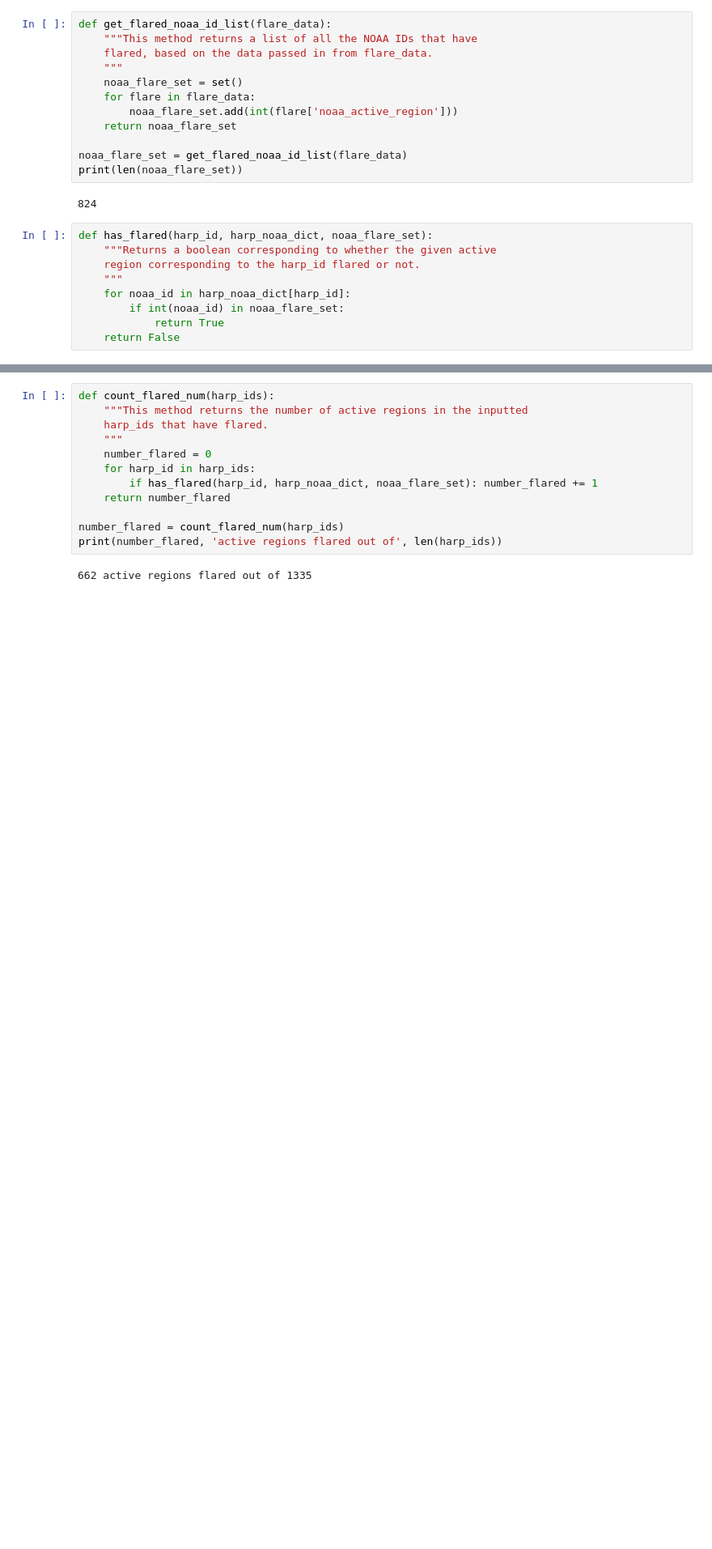
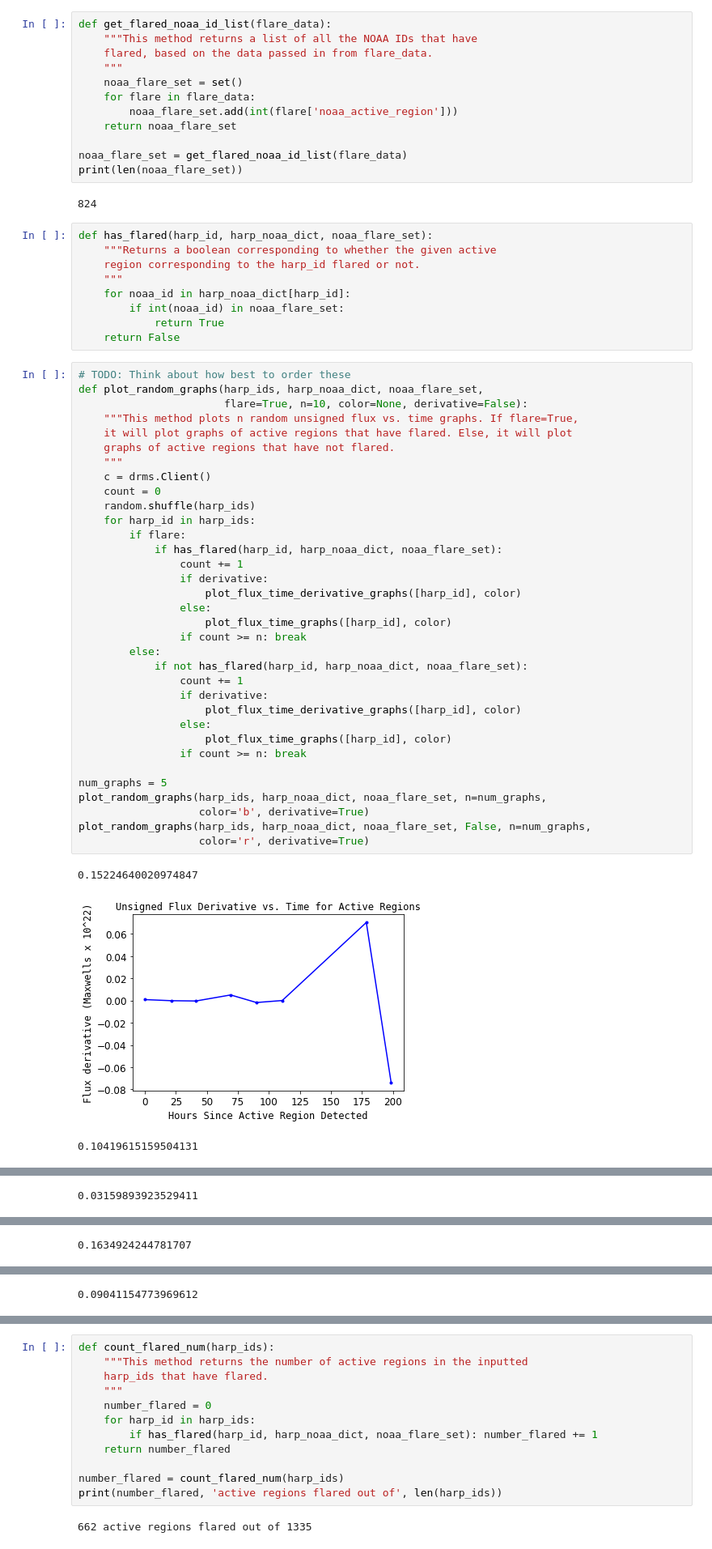
Before and after one commit to lucaspauker/hmi-time-series-analysis, a Jupyter notebook: data_gathering.ipynb, the cells around one changed output, grey strips where cells are left out. Shown: that part at 81% size. Drawn from its saved outputs; the diff is of its cells as text; blank space fills up the shorter version.

```diff
--- a/data_gathering.ipynb
+++ b/data_gathering.ipynb
@@ -195,3 +236,41 @@ def has_flared(harp_id, harp_noaa_dict, noaa_flare_set):
         if int(noaa_id) in noaa_flare_set:
             return True
     return False
+# %%
+# TODO: Think about how best to order these
+def plot_random_graphs(harp_ids, harp_noaa_dict, noaa_flare_set,
+                       flare=True, n=10, color=None, derivative=False):
+    """This method plots n random unsigned flux vs. time graphs. If flare=True,
+    it will plot graphs of active regions that have flared. Else, it will plot
+    graphs of active regions that have not flared.
+    """
+    c = drms.Client()
+    count = 0
+    random.shuffle(harp_ids)
+    for harp_id in harp_ids:
+        if flare:
+            if has_flared(harp_id, harp_noaa_dict, noaa_flare_set):
+                count += 1
+                if derivative:
+                    plot_flux_time_derivative_graphs([harp_id], color)
+                else:
+                    plot_flux_time_graphs([harp_id], color)
+                if count >= n: break
+        else:
+            if not has_flared(harp_id, harp_noaa_dict, noaa_flare_set):
+                count += 1
+                if derivative:
+                    plot_flux_time_derivative_graphs([harp_id], color)
+                else:
+                    plot_flux_time_graphs([harp_id], color)
+                if count >= n: break
+
+num_graphs = 5
+plot_random_graphs(harp_ids, harp_noaa_dict, noaa_flare_set, n=num_graphs,
+                   color='b', derivative=True)
+plot_random_graphs(harp_ids, harp_noaa_dict, noaa_flare_set, False, n=num_graphs,
+                   color='r', derivative=True)
+# %% [output]
+0.15224640020974847
+[figure, added]
+0.10419615159504131
@@ -197,0 +278 @@ def has_flared(harp_id, harp_noaa_dict, noaa_flare_set):
+0.03159893923529411
@@ -197,0 +280 @@ def has_flared(harp_id, harp_noaa_dict, noaa_flare_set):
+0.1634924244781707
@@ -197,0 +282 @@ def has_flared(harp_id, harp_noaa_dict, noaa_flare_set):
+0.09041154773969612
```
Also changed, not shown: parts of 12 cells of this notebook.
